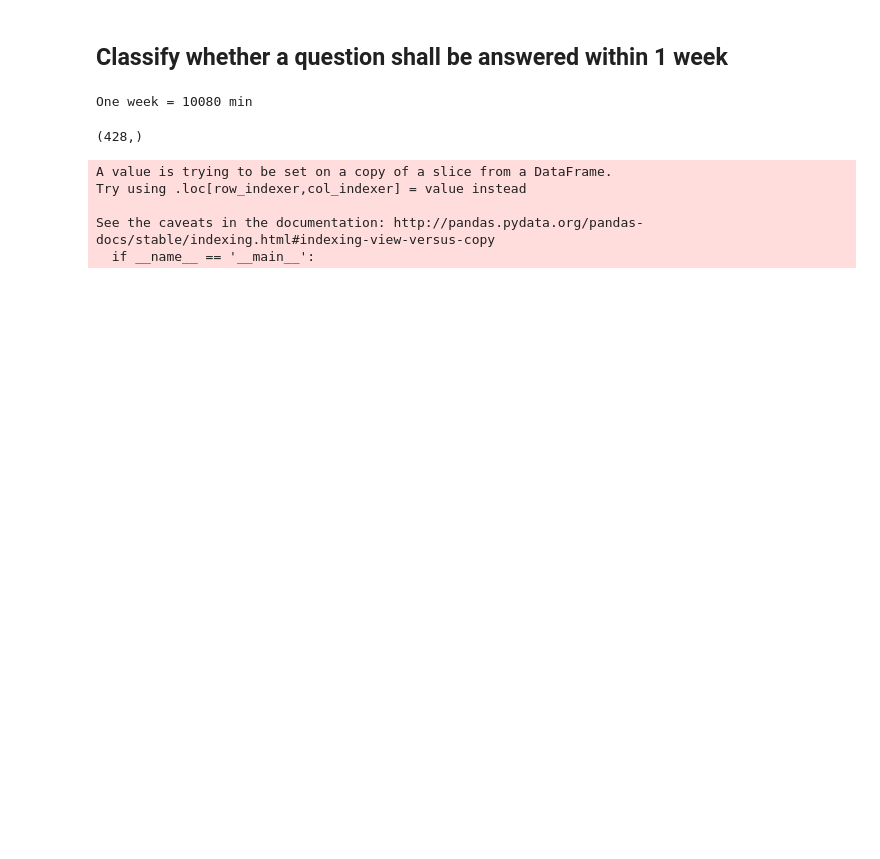
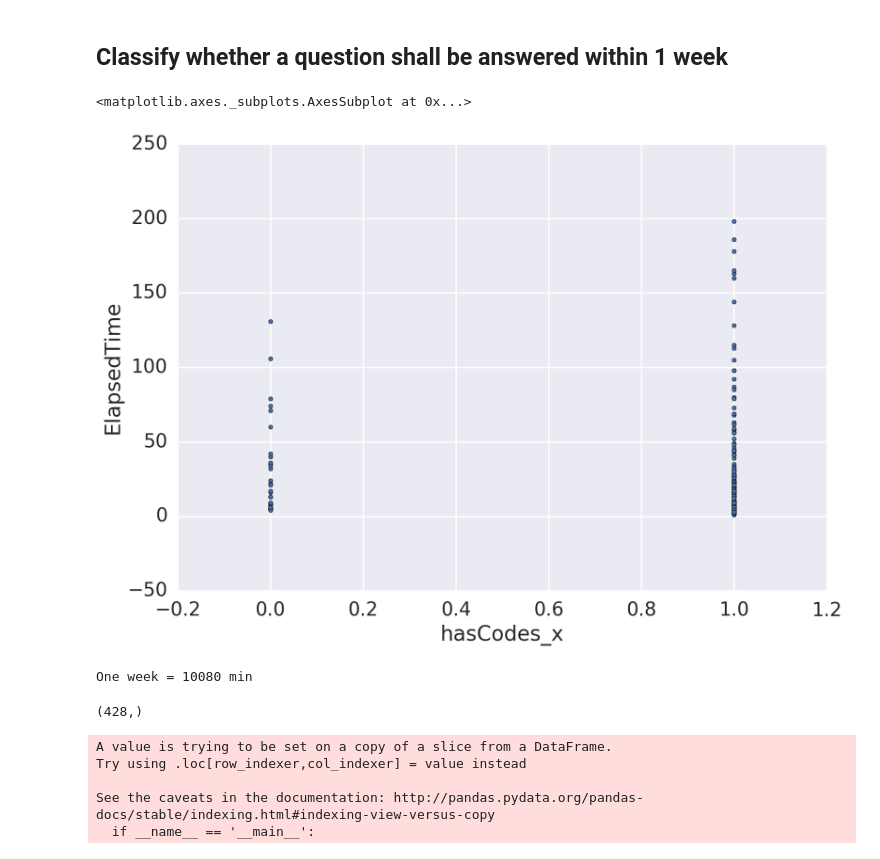
Before and after one commit to EricTing/WhenStackStopsOverFlow, a Jupyter notebook: Feature Engineering.ipynb, the cells around one changed output. Cells and saved outputs as stored; diff of their text form; code cells hidden in the pictures; blank space fills up the shorter version.

```diff
--- a/Feature Engineering.ipynb
+++ b/Feature Engineering.ipynb
@@ -144,6 +136,11 @@ answered_q = questions[questions['id'].isin(questions_answered_ids)]
 q_a = pd.merge(answered_q, answers, left_on='id', right_on='parentid')
 # %%
 q_a['ElapsedTime'] = (q_a.creationdate_y - q_a.creationdate_x).astype('timedelta64[m]')
+# %%
+q_a.sample(200).plot(kind='scatter', x='hasCodes_x', y='ElapsedTime')
+# %% [output]
+<matplotlib.axes._subplots.AxesSubplot at 0x...>
+[figure, added]
 # %%
 shortest_elapsed_time = q_a.groupby('id_x').apply(lambda g: g['ElapsedTime'].min())
 # %%
```
Also changed, not shown: parts of 25 cells of this notebook.
